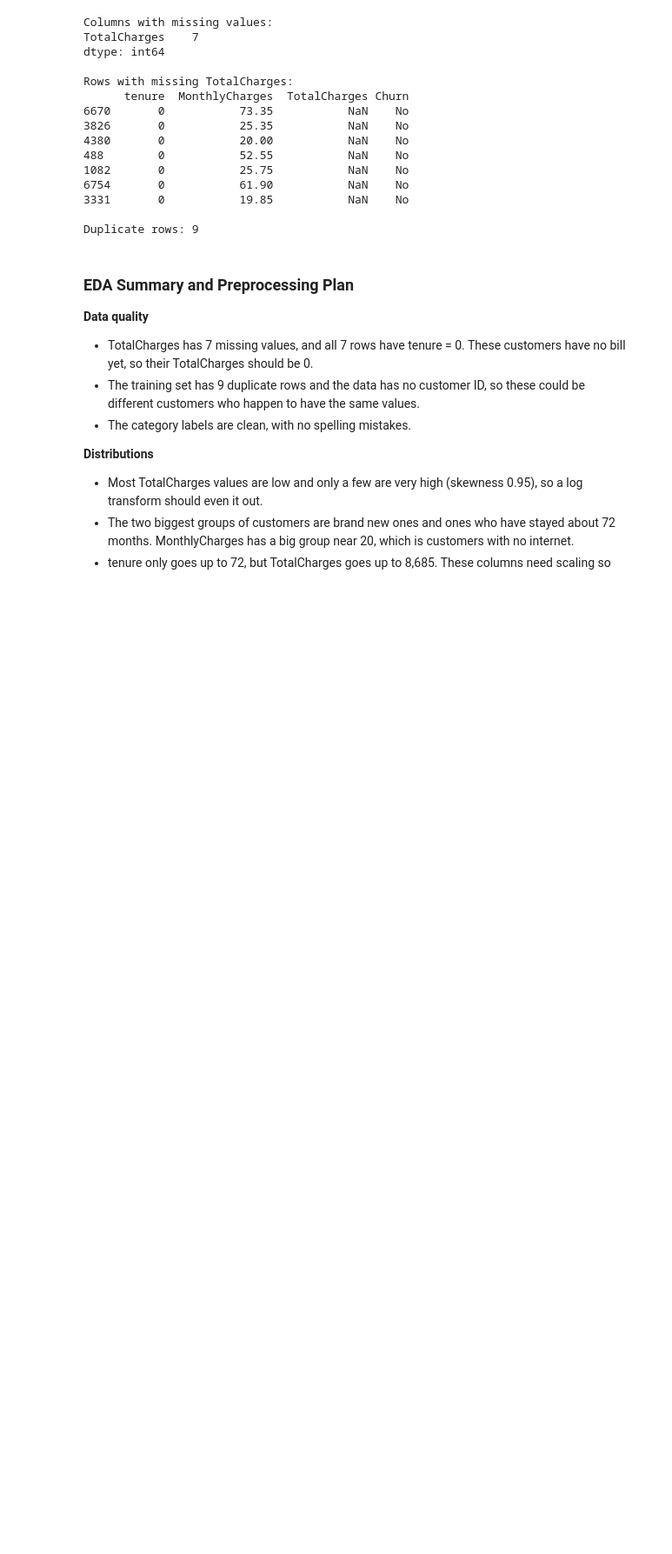
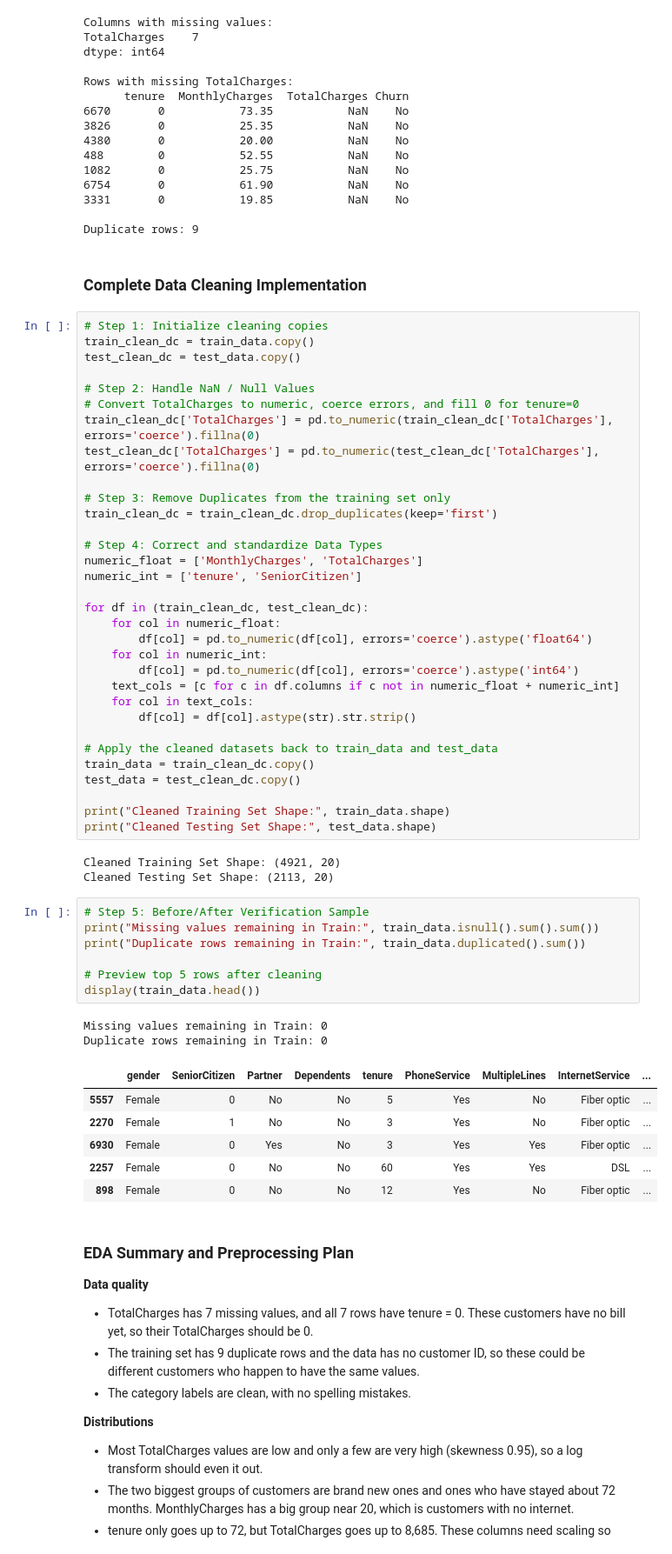
Before and after one commit to lenhofda/ML-Final-Project, a Jupyter notebook: Telecon_Customer_Churn_Project.ipynb, the cells around one changed output. Shown at 87% size. Drawn from its saved outputs; the diff is of its cells as text; blank space fills up the shorter version.

```diff
--- a/Telecon_Customer_Churn_Project.ipynb
+++ b/Telecon_Customer_Churn_Project.ipynb
@@ -298,6 +298,59 @@ Rows with missing TotalCharges:
 3331       0           19.85           NaN    No
 
 Duplicate rows: 9
+# %% [markdown]
+### Complete Data Cleaning Implementation
+# %%
+# Step 1: Initialize cleaning copies
+train_clean_dc = train_data.copy()
+test_clean_dc = test_data.copy()
+
+# Step 2: Handle NaN / Null Values
+# Convert TotalCharges to numeric, coerce errors, and fill 0 for tenure=0
+train_clean_dc['TotalCharges'] = pd.to_numeric(train_clean_dc['TotalCharges'], errors='coerce').fillna(0)
+test_clean_dc['TotalCharges'] = pd.to_numeric(test_clean_dc['TotalCharges'], errors='coerce').fillna(0)
+
+# Step 3: Remove Duplicates from the training set only
+train_clean_dc = train_clean_dc.drop_duplicates(keep='first')
+
+# Step 4: Correct and standardize Data Types
+numeric_float = ['MonthlyCharges', 'TotalCharges']
+numeric_int = ['tenure', 'SeniorCitizen']
+
+for df in (train_clean_dc, test_clean_dc):
+    for col in numeric_float:
+        df[col] = pd.to_numeric(df[col], errors='coerce').astype('float64')
+    for col in numeric_int:
+        df[col] = pd.to_numeric(df[col], errors='coerce').astype('int64')
+    text_cols = [c for c in df.columns if c not in numeric_float + numeric_int]
+    for col in text_cols:
+        df[col] = df[col].astype(str).str.strip()
+
+# Apply the cleaned datasets back to train_data and test_data
+train_data = train_clean_dc.copy()
+test_data = test_clean_dc.copy()
+
+print("Cleaned Training Set Shape:", train_data.shape)
+print("Cleaned Testing Set Shape:", test_data.shape)
+# %% [output]
+Cleaned Training Set Shape: (4921, 20)
+Cleaned Testing Set Shape: (2113, 20)
+# %%
+# Step 5: Before/After Verification Sample
+print("Missing values remaining in Train:", train_data.isnull().sum().sum())
+print("Duplicate rows remaining in Train:", train_data.duplicated().sum())
+
+# Preview top 5 rows after cleaning
+display(train_data.head())
+# %% [output]
+Missing values remaining in Train: 0
+Duplicate rows remaining in Train: 0
+|  | gender | SeniorCitizen | Partner | Dependents | tenure | PhoneService | MultipleLines | InternetService | ... |
+| 5557 | Female | 0 | No | No | 5 | Yes | No | Fiber optic | ... |
+| 2270 | Female | 1 | No | No | 3 | Yes | No | Fiber optic | ... |
+| 6930 | Female | 0 | Yes | No | 3 | Yes | Yes | Fiber optic | ... |
+| 2257 | Female | 0 | No | No | 60 | Yes | Yes | DSL | ... |
+| 898 | Female | 0 | No | No | 12 | Yes | No | Fiber optic | ... |
 # %% [markdown]
 ### EDA Summary and Preprocessing Plan
 
```
Also changed, not shown: parts of 22 cells of this notebook.
